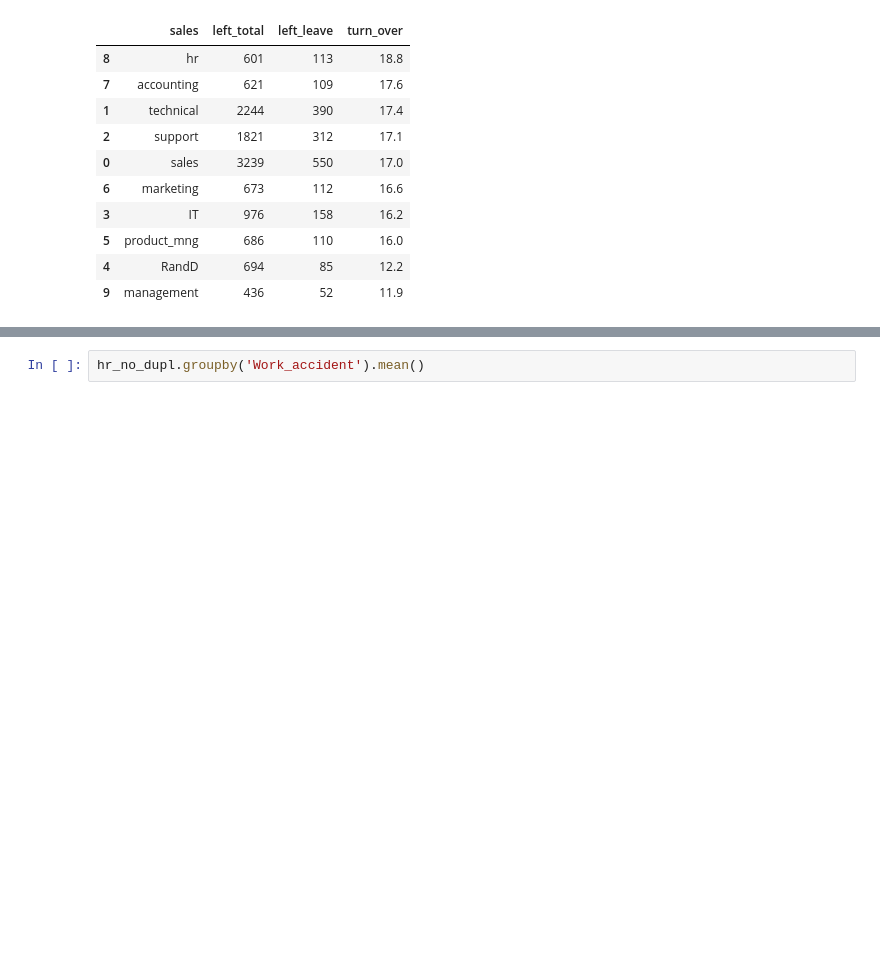
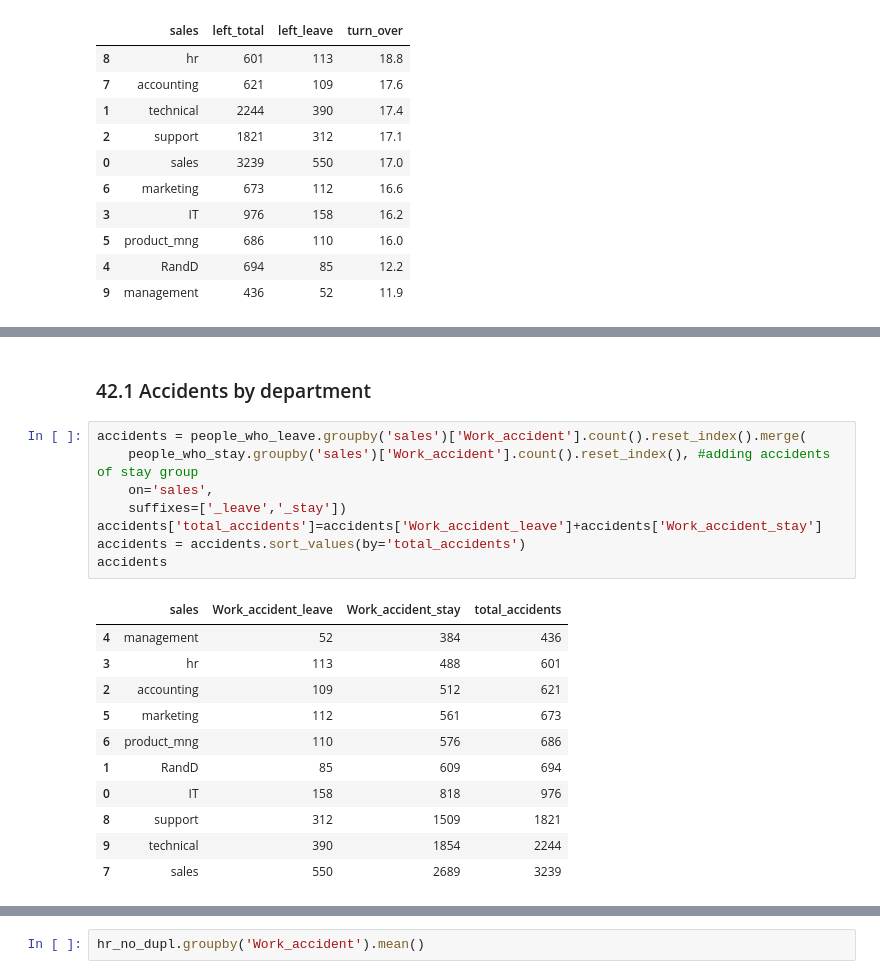
Before and after one commit to MariaGamero/TFM-ReasonsforEmployeeTurnover, a Jupyter notebook: Employee_retention.ipynb, the cells around one changed output, grey strips where cells are left out. Cells and saved outputs as stored; diff of their text form; blank space fills up the shorter version.

```diff
--- a/Employee_retention.ipynb
+++ b/Employee_retention.ipynb
@@ -333,0 +333,22 @@ plt.show()
+# %% [markdown]
+### 42.1 Accidents by department
+# %%
+accidents = people_who_leave.groupby('sales')['Work_accident'].count().reset_index().merge(
+    people_who_stay.groupby('sales')['Work_accident'].count().reset_index(), #adding accidents of stay group
+    on='sales',
+    suffixes=['_leave','_stay'])
+accidents['total_accidents']=accidents['Work_accident_leave']+accidents['Work_accident_stay']
+accidents = accidents.sort_values(by='total_accidents')
+accidents
+# %% [output]
+|  | sales | Work_accident_leave | Work_accident_stay | total_accidents |
+| 4 | management | 52 | 384 | 436 |
+| 3 | hr | 113 | 488 | 601 |
+| 2 | accounting | 109 | 512 | 621 |
+| 5 | marketing | 112 | 561 | 673 |
+| 6 | product_mng | 110 | 576 | 686 |
+| 1 | RandD | 85 | 609 | 694 |
+| 0 | IT | 158 | 818 | 976 |
+| 8 | support | 312 | 1509 | 1821 |
+| 9 | technical | 390 | 1854 | 2244 |
+| 7 | sales | 550 | 2689 | 3239 |
```
Also changed, not shown: parts of 14 cells of this notebook.
